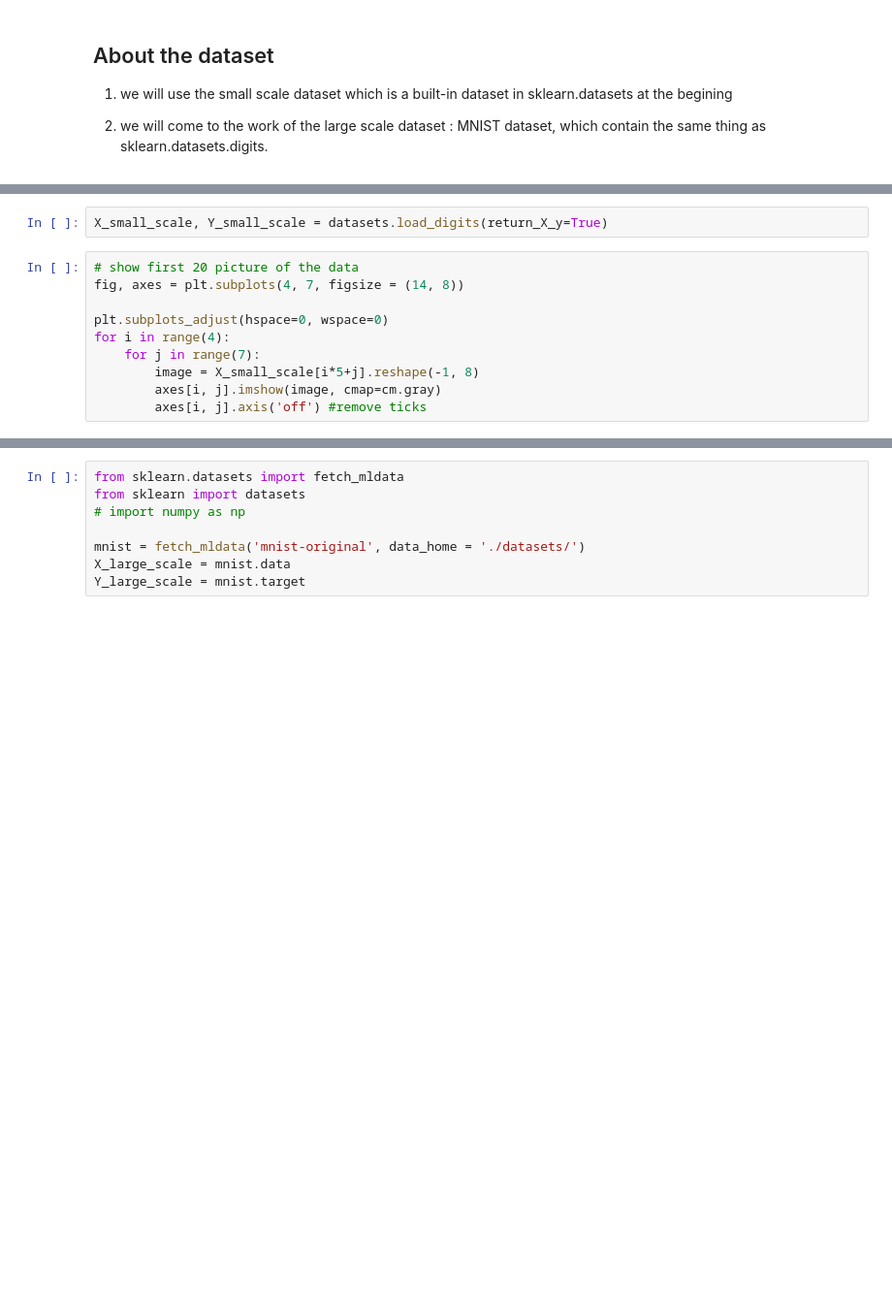
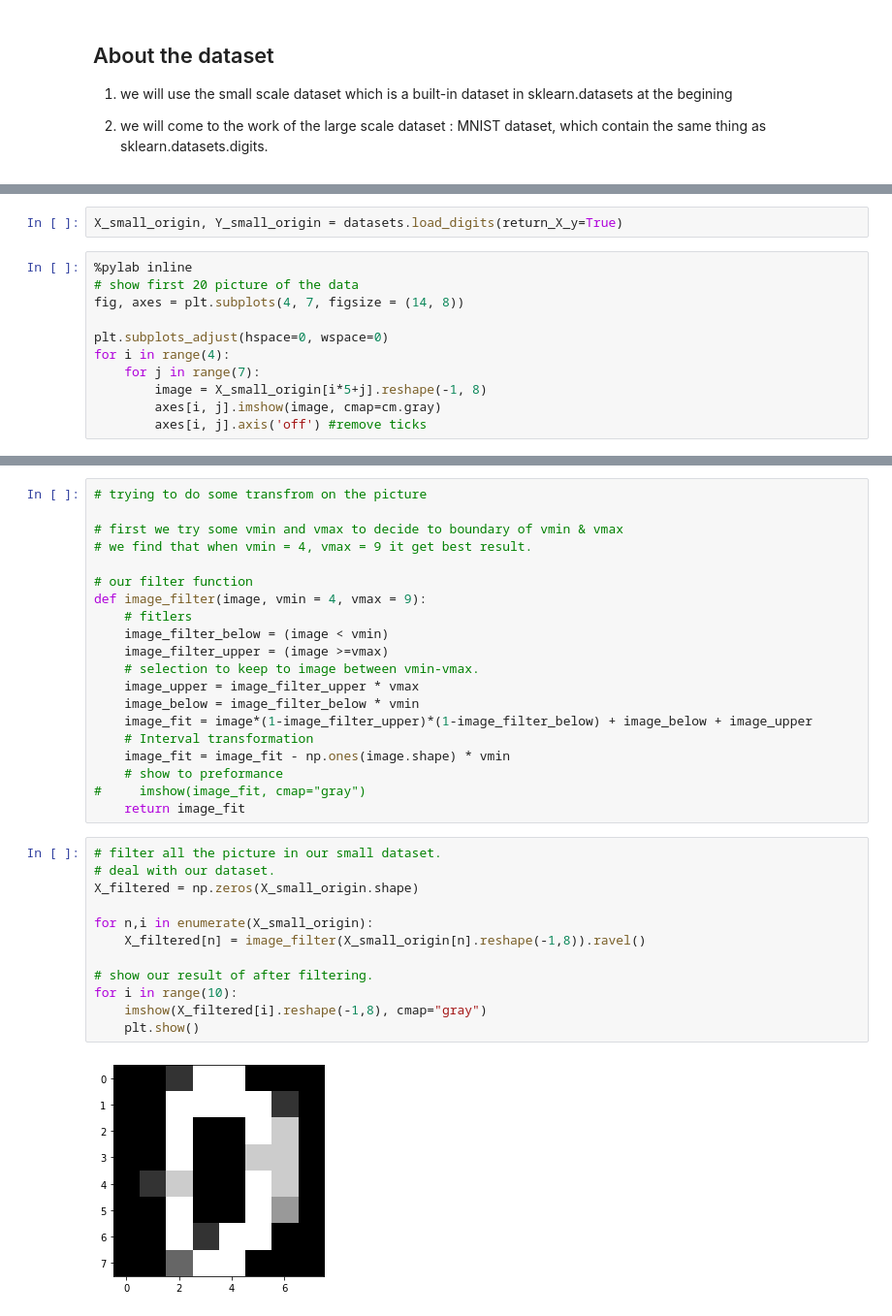
Before and after one commit to Columbine21/Astron_Class, a Jupyter notebook: final_project/Astron_Final_Project.ipynb, the cells around one changed output, grey strips where cells are left out. Shown: that part at 97% size. Cells and saved outputs as stored; diff of their text form; blank space fills up the shorter version.

```diff
--- a/final_project/Astron_Final_Project.ipynb
+++ b/final_project/Astron_Final_Project.ipynb
@@ -42,13 +82,14 @@ from sklearn import datasets
 # %%
-X_small_scale, Y_small_scale = datasets.load_digits(return_X_y=True)
+X_small_origin, Y_small_origin = datasets.load_digits(return_X_y=True)
 # %%
+%pylab inline
 # show first 20 picture of the data
 fig, axes = plt.subplots(4, 7, figsize = (14, 8))
 
 plt.subplots_adjust(hspace=0, wspace=0)
 for i in range(4):
     for j in range(7):
-        image = X_small_scale[i*5+j].reshape(-1, 8)
+        image = X_small_origin[i*5+j].reshape(-1, 8)
         axes[i, j].imshow(image, cmap=cm.gray)
         axes[i, j].axis('off') #remove ticks
 # %% [output]
@@ -55,9 +99,35 @@ for i in range(4):
 [figure]
-# %%
-from sklearn.datasets import fetch_mldata
-from sklearn import datasets
-# import numpy as np
-
-mnist = fetch_mldata('mnist-original', data_home = './datasets/')
-X_large_scale = mnist.data
-Y_large_scale = mnist.target
+# %%
+# trying to do some transfrom on the picture
+
+# first we try some vmin and vmax to decide to boundary of vmin & vmax
+# we find that when vmin = 4, vmax = 9 it get best result.
+
+# our filter function
+def image_filter(image, vmin = 4, vmax = 9):
+    # fitlers
+    image_filter_below = (image < vmin)
+    image_filter_upper = (image >=vmax)
+    # selection to keep to image between vmin-vmax.
+    image_upper = image_filter_upper * vmax
+    image_below = image_filter_below * vmin
+    image_fit = image*(1-image_filter_upper)*(1-image_filter_below) + image_below + image_upper
+    # Interval transformation
+    image_fit = image_fit - np.ones(image.shape) * vmin
+    # show to preformance
+#     imshow(image_fit, cmap="gray")
+    return image_fit
+# %%
+# filter all the picture in our small dataset.
+# deal with our dataset.
+X_filtered = np.zeros(X_small_origin.shape)
+
+for n,i in enumerate(X_small_origin):
+    X_filtered[n] = image_filter(X_small_origin[n].reshape(-1,8)).ravel()
+
+# show our result of after filtering.
+for i in range(10):
+    imshow(X_filtered[i].reshape(-1,8), cmap="gray")
+    plt.show()
+# %% [output]
+[figure, added]
```
Also changed, not shown: parts of 22 cells of this notebook, 1 other file.
